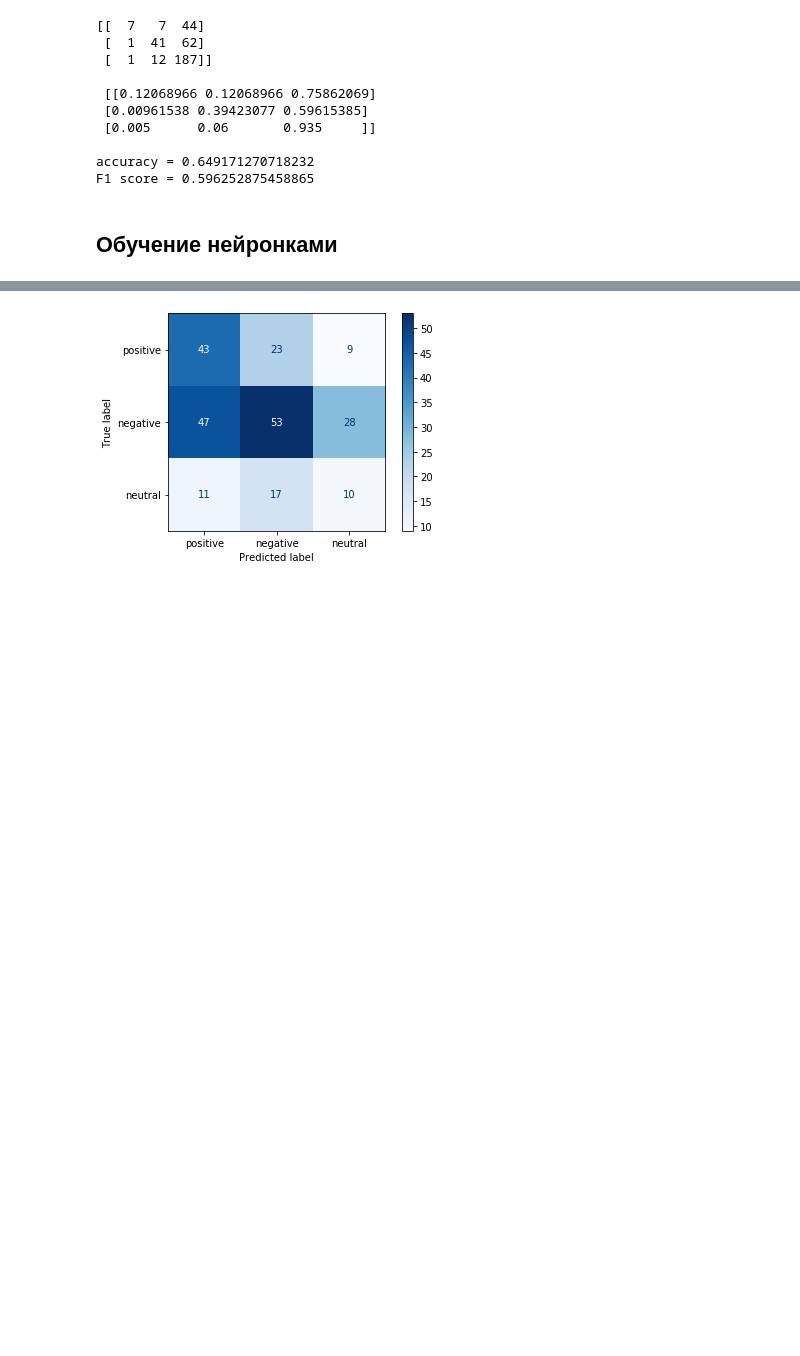
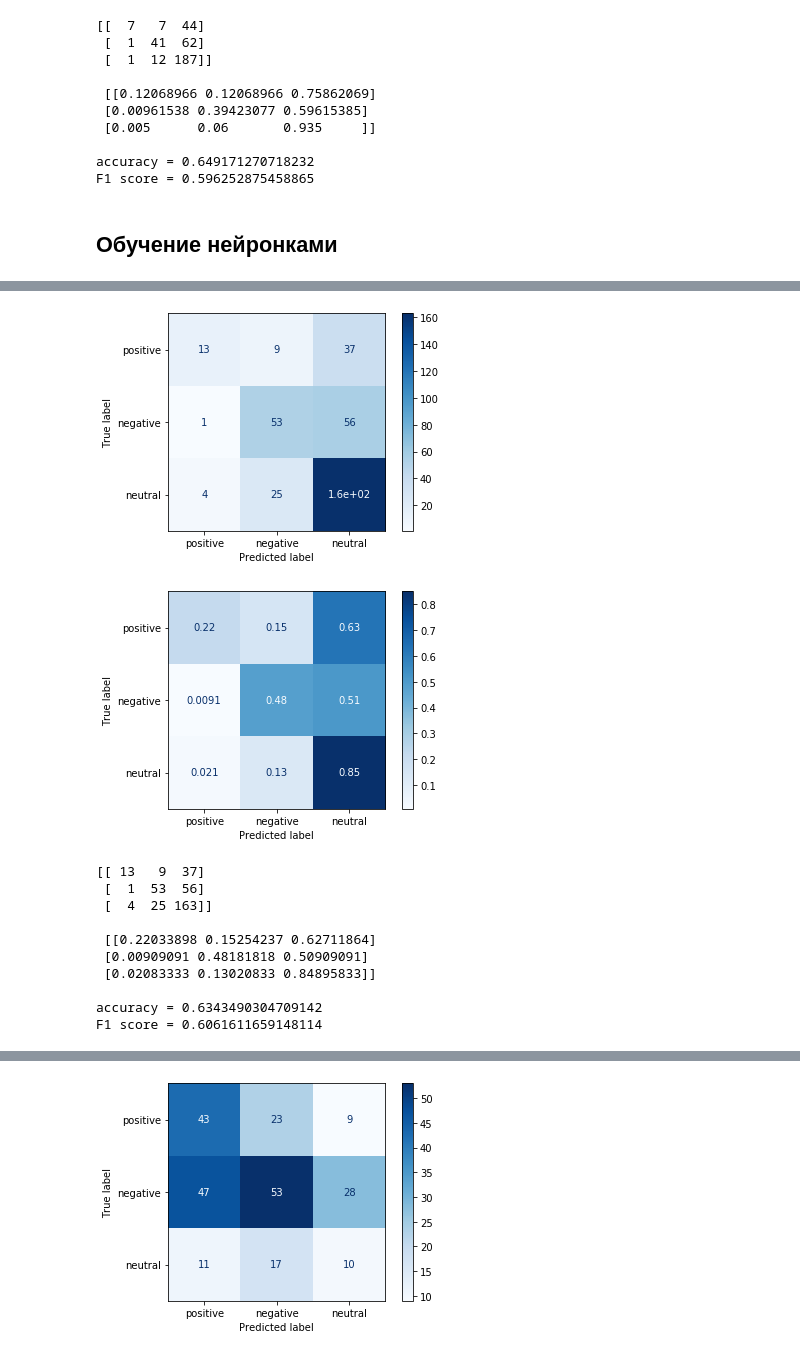
Before and after one commit to infox182/NN-Twitter, a Jupyter notebook: Sentiment_english.ipynb, the cells around one changed output, grey strips where cells are left out. Cells and saved outputs as stored; diff of their text form; code cells hidden in the pictures; blank space fills up the shorter version.

```diff
--- a/Sentiment_english.ipynb
+++ b/Sentiment_english.ipynb
@@ -239,0 +335,27 @@ from torchtext import vocab
+# %%
+pred_neur = []
+real_labels = []
+CNN_neur.eval()
+with torch.no_grad():
+    for i in val_indices:
+        tweets, labels = dataset[i]
+        y_pred = CNN_neur(tweets)
+        predsk = int(torch.argmax(F.softmax(y_pred,dim=1)))
+        pred_neur.append(predsk)
+        real_labels.append(labels)
+pred_neur = pred_neur
+real_labels = real_labels
+score_test(real_labels,pred_neur)
+# %% [output]
+[figure, added]
+[figure, added]
+[[ 13   9  37]
+ [  1  53  56]
+ [  4  25 163]]
+
+ [[0.22033898 0.15254237 0.62711864]
+ [0.00909091 0.48181818 0.50909091]
+ [0.02083333 0.13020833 0.84895833]]
+
+accuracy = 0.6343490304709142
+F1 score = 0.6061611659148114
```
Also changed, not shown: parts of 19 cells of this notebook, 1 other file.
